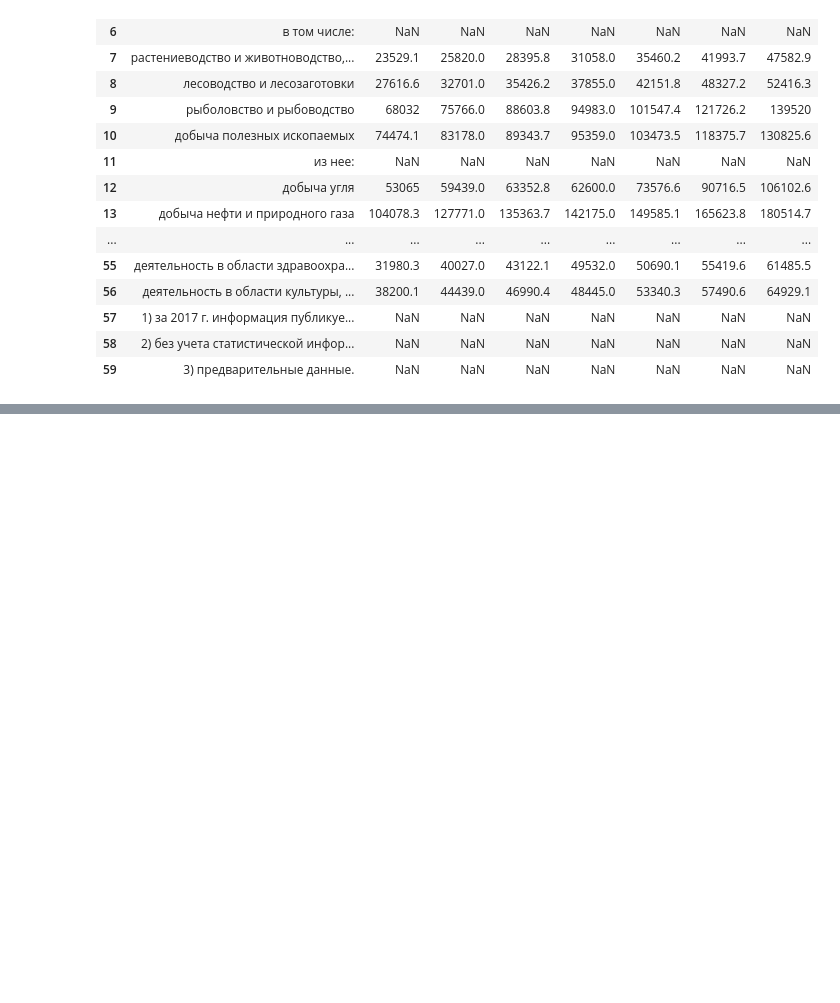
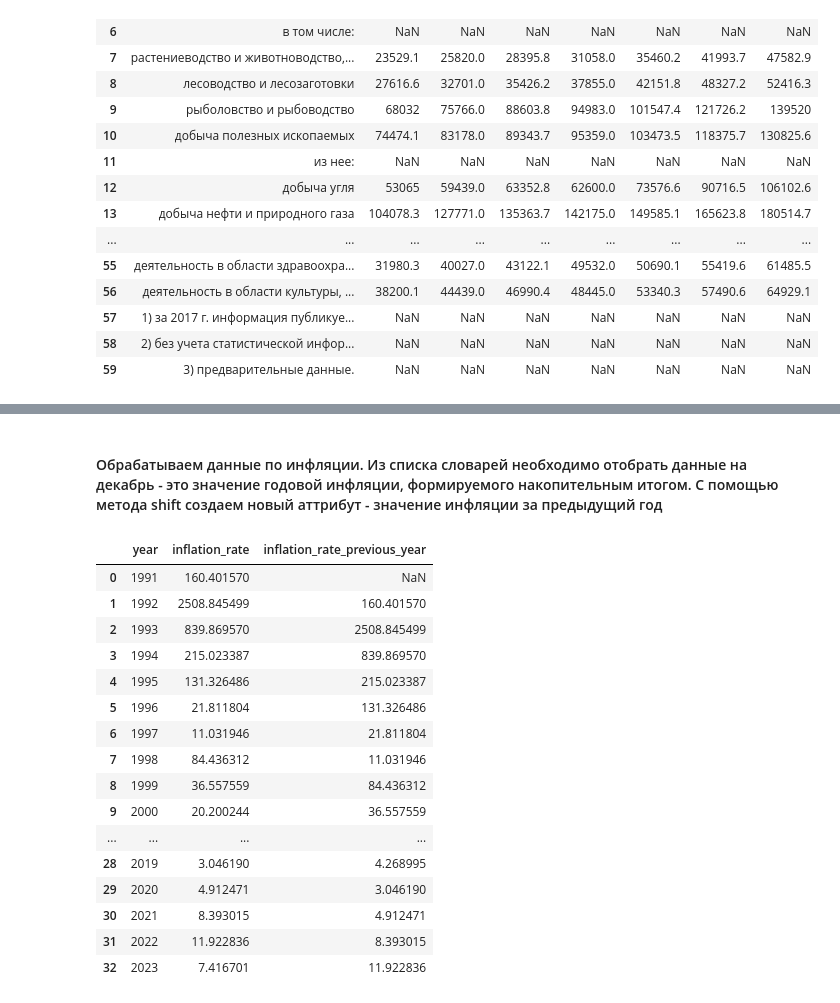
Before and after one commit to YarRus12/salary_stat_Russia, a Jupyter notebook: JupyterNotebook.ipynb, the cells around one changed output, grey strips where cells are left out. Saved outputs shown, nothing was run; the diff lists cells and outputs as text; code cells hidden in the pictures; blank space fills up the shorter version.

```diff
--- a/jupyterNotebook.ipynb
+++ b/JupyterNotebook.ipynb
@@ -84,0 +149,25 @@ merged_df
+# %% [markdown]
+#### Обрабатываем данные по инфляции. Из списка словарей необходимо отобрать данные на декабрь - это значение годовой инфляции, формируемого накопительным итогом. С помощью метода shift создаем новый аттрибут - значение инфляции за предыдущий год
+# %%
+year_inf = [{'year': record['month'][:4], 'inflation_rate': record['rate']} for record in inflation_list if record['month'][5:7] == '12']
+inflation = pd.DataFrame(year_inf, columns=['year', 'inflation_rate'])
+inflation['inflation_rate_previous_year'] = inflation['inflation_rate'].shift(1)
+inflation
+# %% [output]
+|  | year | inflation_rate | inflation_rate_previous_year |
+| 0 | 1991 | 160.401570 | NaN |
+| 1 | 1992 | 2508.845499 | 160.401570 |
+| 2 | 1993 | 839.869570 | 2508.845499 |
+| 3 | 1994 | 215.023387 | 839.869570 |
+| 4 | 1995 | 131.326486 | 215.023387 |
+| 5 | 1996 | 21.811804 | 131.326486 |
+| 6 | 1997 | 11.031946 | 21.811804 |
+| 7 | 1998 | 84.436312 | 11.031946 |
+| 8 | 1999 | 36.557559 | 84.436312 |
+| 9 | 2000 | 20.200244 | 36.557559 |
+| ... | ... | ... | ... |
+| 28 | 2019 | 3.046190 | 4.268995 |
+| 29 | 2020 | 4.912471 | 3.046190 |
+| 30 | 2021 | 8.393015 | 4.912471 |
+| 31 | 2022 | 11.922836 | 8.393015 |
+| 32 | 2023 | 7.416701 | 11.922836 |
```
Also changed, not shown: parts of 16 cells of this notebook, 2 other files.
